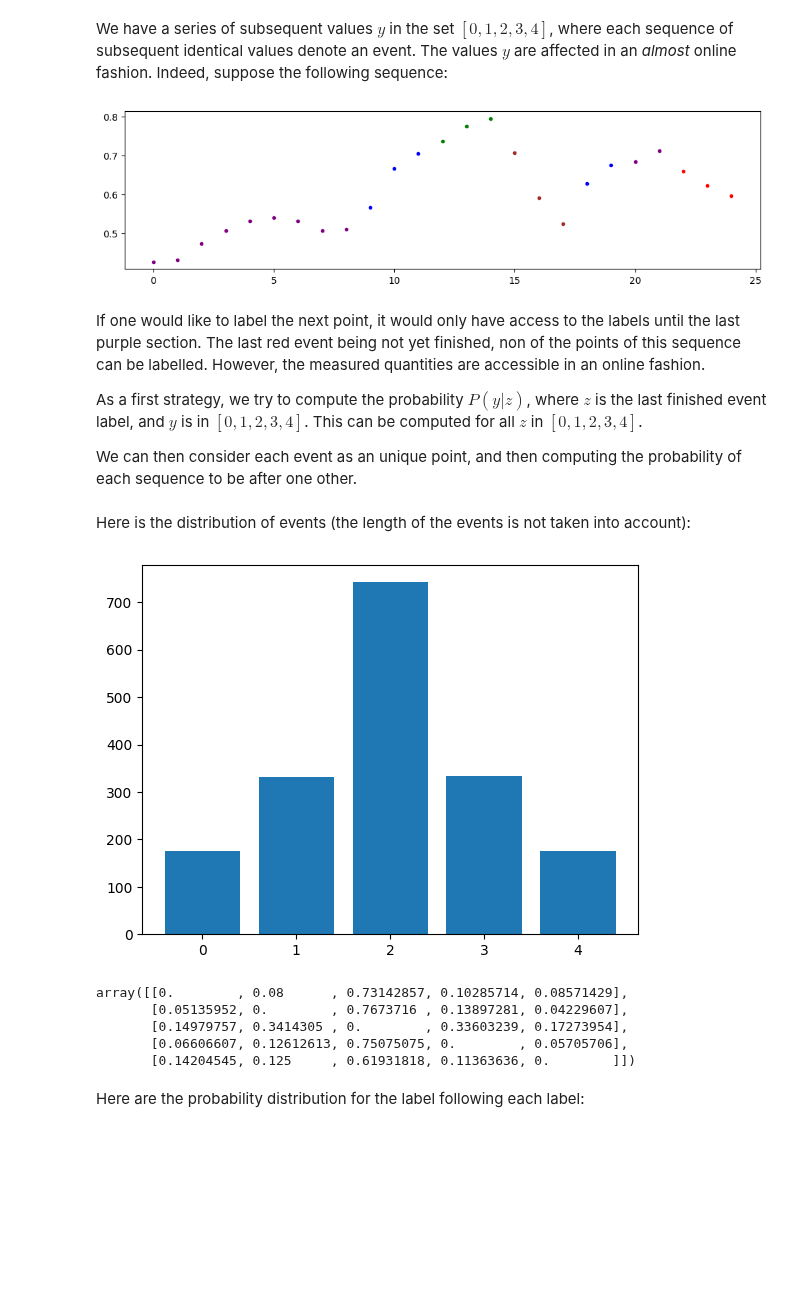
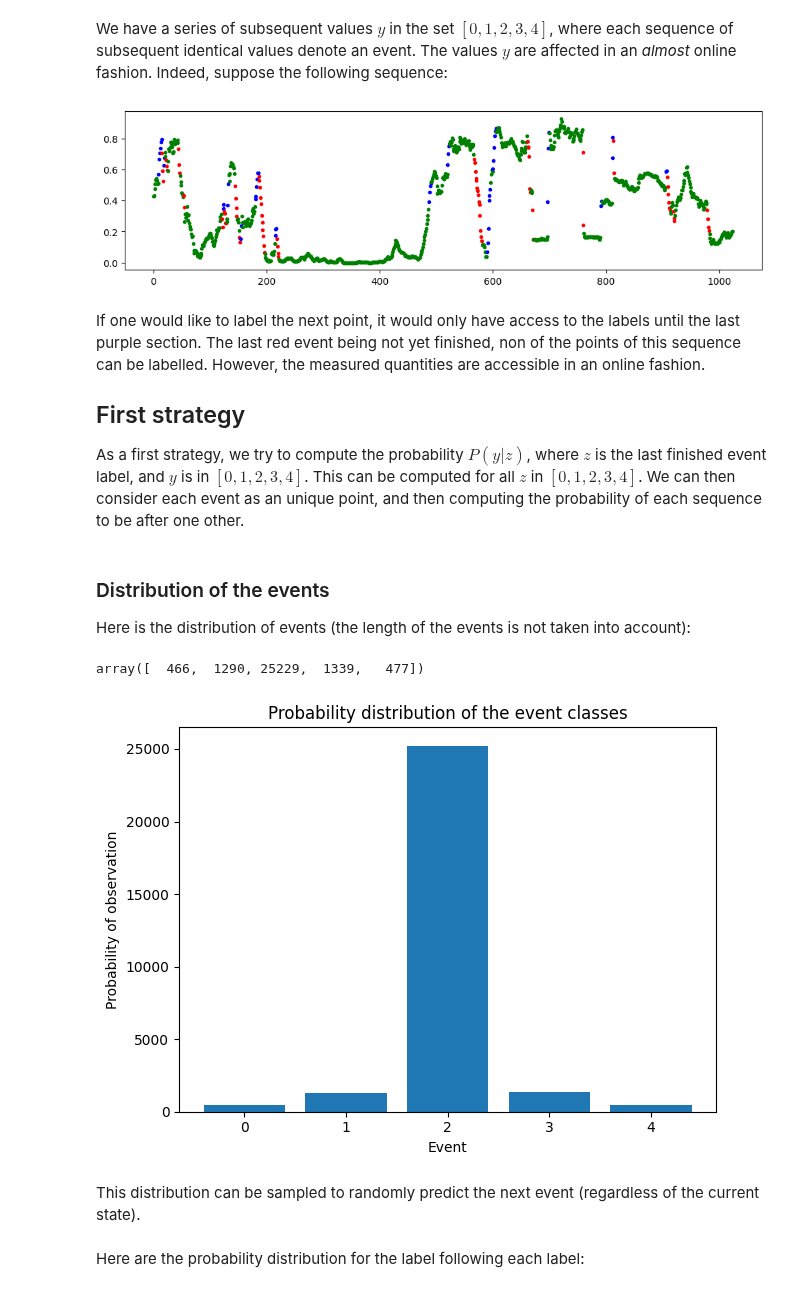
Before and after one commit to pascaltribel/RampUp, a Jupyter notebook: BasicMarkovChain.ipynb, the cells around one changed output. Saved outputs shown, nothing was run; the diff lists cells and outputs as text; code cells hidden in the pictures; blank space fills up the shorter version.

```diff
--- a/BasicMarkovChain.ipynb
+++ b/BasicMarkovChain.ipynb
@@ -19,24 +22,37 @@ df["y"] -= 1
 We have a series of subsequent values $y$ in the set $[0, 1, 2, 3, 4]$, where each sequence of subsequent identical values denote an event.
 The values $y$ are affected in an _almost_ online fashion. Indeed, suppose the following sequence:
 # %%
-paint(df[25:50])
+paint(df[25:1050])
 # %% [output]
-[figure, old version]
+[figure, new version]
 # %% [markdown]
 If one would like to label the next point, it would only have access to the labels until the last purple section. The last red event being not yet finished, non of the points of this sequence can be labelled. However, the measured quantities are accessible in an online fashion.
 
-As a first strategy, we try to compute the probability $P(y|z)$, where $z$ is the last finished event label, and $y$ is in $[0, 1, 2, 3, 4]$. This can be computed for all $z$ in $[0, 1, 2, 3, 4]$.
+## First strategy
 
-We can then consider each event as an unique point, and then computing the probability of each sequence to be after one other.
+As a first strategy, we try to compute the probability $P(y|z)$, where $z$ is the last finished event label, and $y$ is in $[0, 1, 2, 3, 4]$. This can be computed for all $z$ in $[0, 1, 2, 3, 4]$. We can then consider each event as an unique point, and then computing the probability of each sequence to be after one other.
 # %%
 sequence_of_event = [df.loc[0, "y"]]
 for i in range(len(df)):
     if sequence_of_event[-1] != df.loc[i, "y"]:
         sequence_of_event.append(df.loc[i, "y"])
 # %% [markdown]
+### Distribution of the events
 Here is the distribution of events (the length of the events is not taken into account):
+# %%
+c = np.histogram(df["y"], bins=5)[0]
+#c = [c[0]+c[1], c[2], c[3]+c[4]]
+# %%
+c
+# %% [output]
+array([  466,  1290, 25229,  1339,   477])
 # %%
-plt.bar([0, 1, 2, 3, 4], np.histogram(sequence_of_event, bins=5)[0])
+plt.bar([0, 1, 2, 3, 4], c)
+plt.title("Probability distribution of the event classes")
+plt.xlabel("Event")
+plt.ylabel("Probability of observation")
+plt.tight_layout()
+plt.savefig("probability_distribution.jpg")
 plt.show()
 # %% [output]
-[figure, old version]
+[figure, new version]
@@ -50,10 +59,4 @@ p = (p.T / np.sum(p, axis=0)).T
-# %%
-p
-# %% [output]
-array([[0.        , 0.08      , 0.73142857, 0.10285714, 0.08571429],
-       [0.05135952, 0.        , 0.7673716 , 0.13897281, 0.04229607],
-       [0.14979757, 0.3414305 , 0.        , 0.33603239, 0.17273954],
-       [0.06606607, 0.12612613, 0.75075075, 0.        , 0.05705706],
-       [0.14204545, 0.125     , 0.61931818, 0.11363636, 0.        ]])
+# %% [markdown]
+This distribution can be sampled to randomly predict the next event (regardless of the current state).
 # %% [markdown]
 Here are the probability distribution for the label following each label:
```
Also changed, not shown: parts of 11 cells of this notebook, 4 other files.
